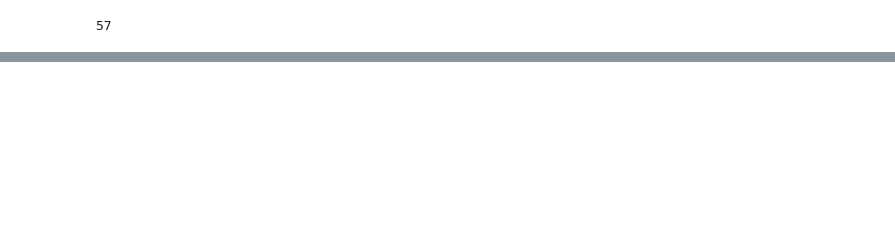
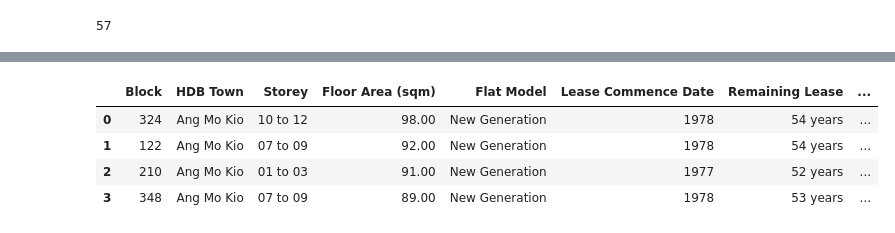
Before and after one commit to ChngYuanLongRandy/HDBResalePriceAlert, a Jupyter notebook: codetest.ipynb, the cells around one changed output, grey strips where cells are left out. Saved outputs shown, nothing was run; the diff lists cells and outputs as text; code cells hidden in the pictures; blank space fills up the shorter version.

```diff
--- a/codetest.ipynb
+++ b/codetest.ipynb
@@ -217,9 +251,9 @@ running street
 running street
 # %%
 # for Street
-headers = [
+headers_street = [
+    "Block",
     "HDB Town",
-    "Block /Nearby Amenities",
     "Storey",
     "Floor Area (sqm)" ,
     "Flat Model",
@@ -310,0 +372,8 @@ data
+# %%
+pd.DataFrame(data, columns=headers_street)
+# %% [output]
+|  | Block | HDB Town | Storey | Floor Area (sqm) | Flat Model | Lease Commence Date | Remaining Lease | ... |
+| 0 | 324 | Ang Mo Kio | 10 to 12 | 98.00 | New Generation | 1978 | 54 years | ... |
+| 1 | 122 | Ang Mo Kio | 07 to 09 | 92.00 | New Generation | 1978 | 54 years | ... |
+| 2 | 210 | Ang Mo Kio | 01 to 03 | 91.00 | New Generation | 1977 | 52 years | ... |
+| 3 | 348 | Ang Mo Kio | 07 to 09 | 89.00 | New Generation | 1978 | 53 years | ... |
```
Also changed, not shown: parts of 30 cells of this notebook, 1 other file.
